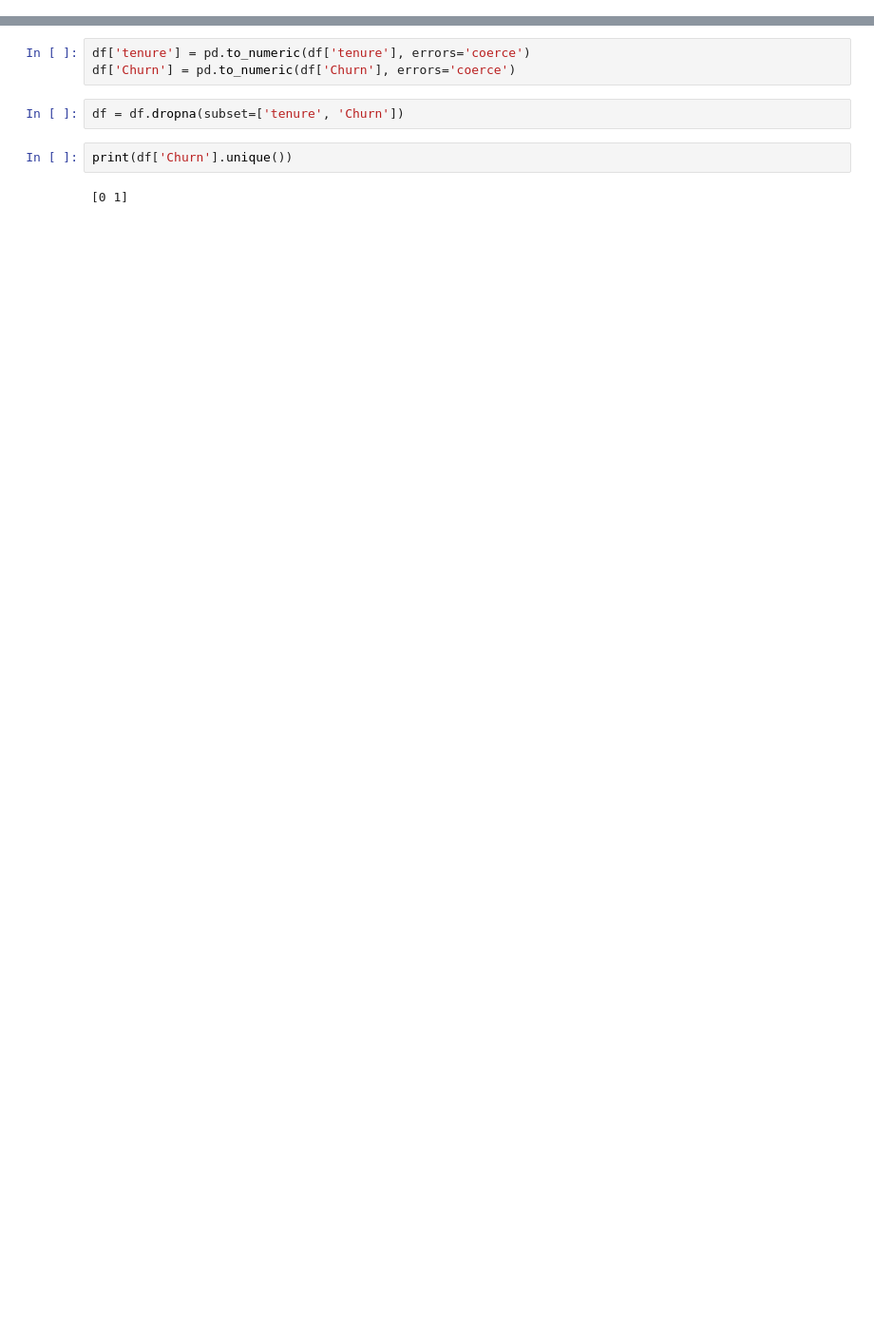
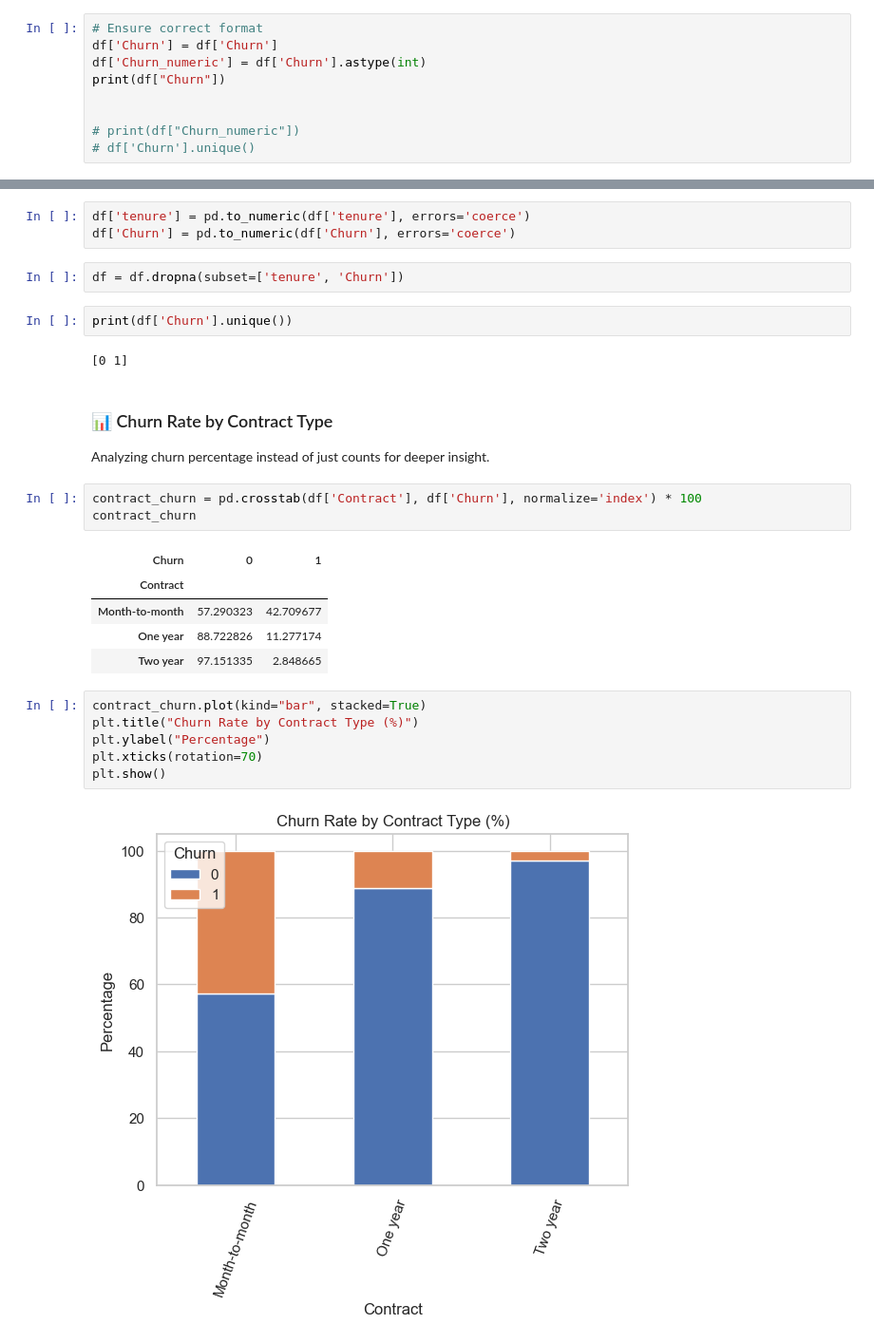
Before and after one commit to Ibsa-M/Telco-Churn-Analysis-Dataset, a Jupyter notebook: notebooks/exploratory_analysis.ipynb, the cells around one changed output, grey strips where cells are left out. Shown at 95% size. Drawn from its saved outputs; the diff is of its cells as text; blank space fills up the shorter version.

```diff
--- a/notebooks/exploratory_analysis.ipynb
+++ b/notebooks/exploratory_analysis.ipynb
@@ -26,3 +26,12 @@ df.head()
 | 3 | 7795-CFOCW | Male | 0 | No | No | 45 | No | No phone service | ... |
 | 4 | 9237-HQITU | Female | 0 | No | No | 2 | Yes | No | ... |
 5 rows × 23 columns
+# %%
+# Ensure correct format
+df['Churn'] = df['Churn']
+df['Churn_numeric'] = df['Churn'].astype(int)
+print(df["Churn"])
+
+
+# print(df["Churn_numeric"])
+# df['Churn'].unique()
@@ -89,3 +119,24 @@ df = df.dropna(subset=['tenure', 'Churn'])
 print(df['Churn'].unique())
 # %% [output]
 [0 1]
+# %% [markdown]
+### 📊 Churn Rate by Contract Type
+
+Analyzing churn percentage instead of just counts for deeper insight.
+# %%
+contract_churn = pd.crosstab(df['Contract'], df['Churn'], normalize='index') * 100
+contract_churn
+# %% [output]
+| Churn | 0 | 1 |
+| Contract |  |  |
+| Month-to-month | 57.290323 | 42.709677 |
+| One year | 88.722826 | 11.277174 |
+| Two year | 97.151335 | 2.848665 |
+# %%
+contract_churn.plot(kind="bar", stacked=True)
+plt.title("Churn Rate by Contract Type (%)")
+plt.ylabel("Percentage")
+plt.xticks(rotation=70)
+plt.show()
+# %% [output]
+[figure, added]
```
Also changed, not shown: parts of 26 cells of this notebook, 1 other file.
